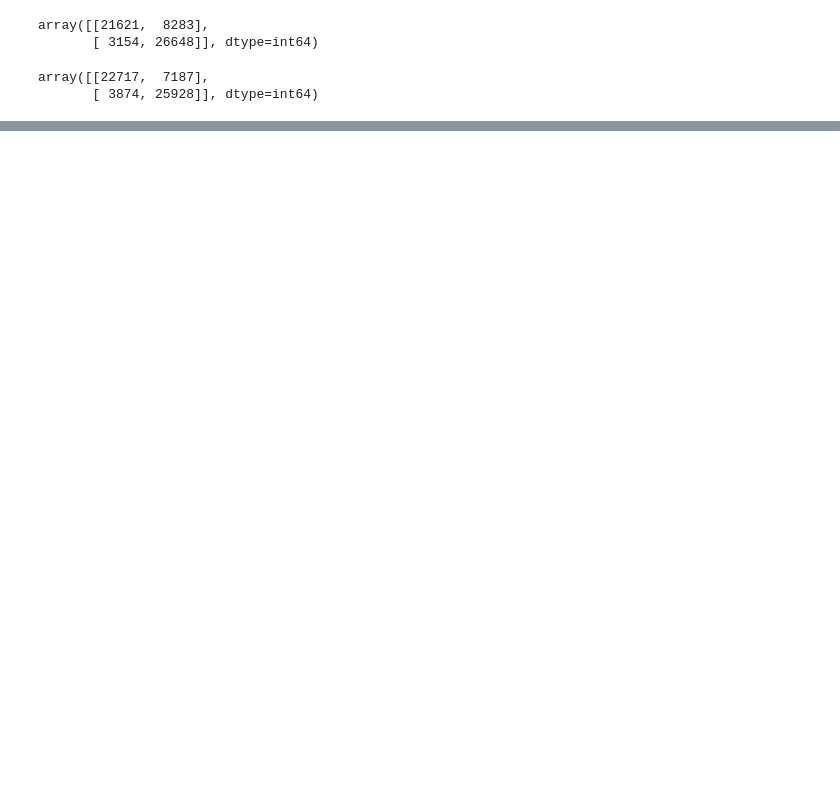
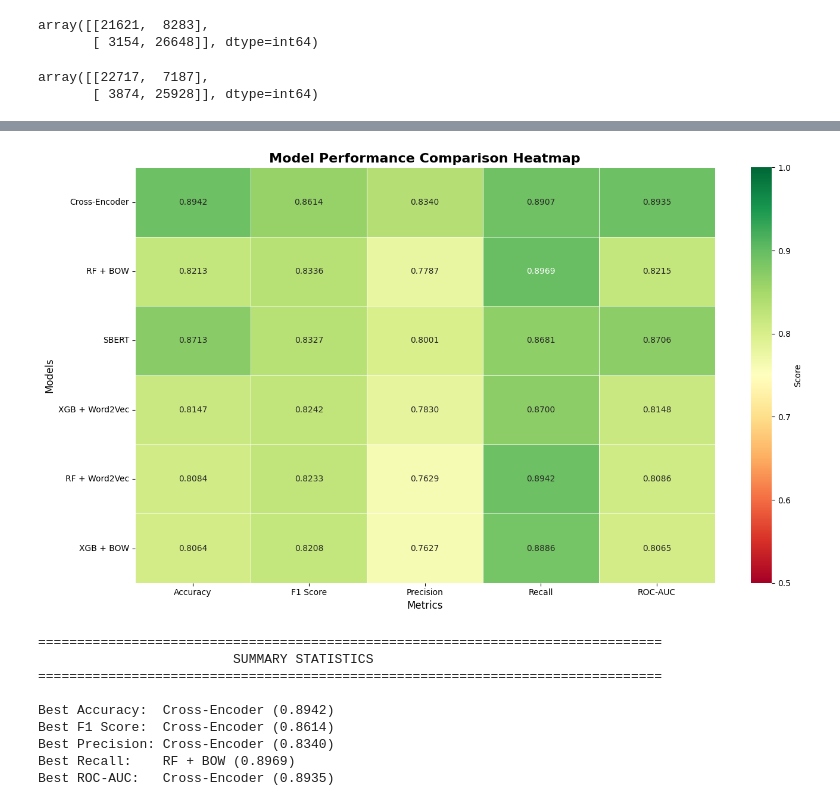
Before and after one commit to Vraj-Priyadarshi/nlp_project, a Jupyter notebook: final_trying.ipynb, the cells around one changed output, grey strips where cells are left out. Cells and saved outputs as stored; diff of their text form; code cells hidden in the pictures; blank space fills up the shorter version.

```diff
--- a/final_trying.ipynb
+++ b/final_trying.ipynb
@@ -1995,0 +1559,39 @@ Best ROC-AUC:   RF + BOW (0.8215)
+# %%
+# ============================================
+# HEATMAP - METRICS COMPARISON
+# ============================================
+plt.figure(figsize=(14, 8))
+
+# Prepare data for heatmap
+heatmap_data = results_df.set_index('Model')[['Accuracy', 'F1 Score', 'Precision', 'Recall', 'ROC-AUC']]
+
+# Create heatmap
+sns.heatmap(heatmap_data, annot=True, cmap='RdYlGn', fmt='.4f',
+            linewidths=0.5, vmin=0.5, vmax=1.0, cbar_kws={'label': 'Score'})
+plt.title('Model Performance Comparison Heatmap', fontsize=16, fontweight='bold')
+plt.xlabel('Metrics', fontsize=12)
+plt.ylabel('Models', fontsize=12)
+plt.tight_layout()
+plt.savefig('model_comparison_heatmap.png', dpi=150, bbox_inches='tight')
+plt.show()
+
+# Summary statistics
+print("\n" + "=" * 80)
+print("                         SUMMARY STATISTICS")
+print("=" * 80)
+print(f"\nBest Accuracy:  {results_df.loc[results_df['Accuracy'].idxmax(), 'Model']} ({results_df['Accuracy'].max():.4f})")
+print(f"Best F1 Score:  {results_df.loc[results_df['F1 Score'].idxmax(), 'Model']} ({results_df['F1 Score'].max():.4f})")
+print(f"Best Precision: {results_df.loc[results_df['Precision'].idxmax(), 'Model']} ({results_df['Precision'].max():.4f})")
+print(f"Best Recall:    {results_df.loc[results_df['Recall'].idxmax(), 'Model']} ({results_df['Recall'].max():.4f})")
+print(f"Best ROC-AUC:   {results_df.loc[results_df['ROC-AUC'].idxmax(), 'Model']} ({results_df['ROC-AUC'].max():.4f})")
+# %% [output]
+[figure, added]
+================================================================================
+                         SUMMARY STATISTICS
+================================================================================
+
+Best Accuracy:  Cross-Encoder (0.8942)
+Best F1 Score:  Cross-Encoder (0.8614)
+Best Precision: Cross-Encoder (0.8340)
+Best Recall:    RF + BOW (0.8969)
+Best ROC-AUC:   Cross-Encoder (0.8935)
```
Also changed, not shown: parts of 123 cells of this notebook, 6 other files.
